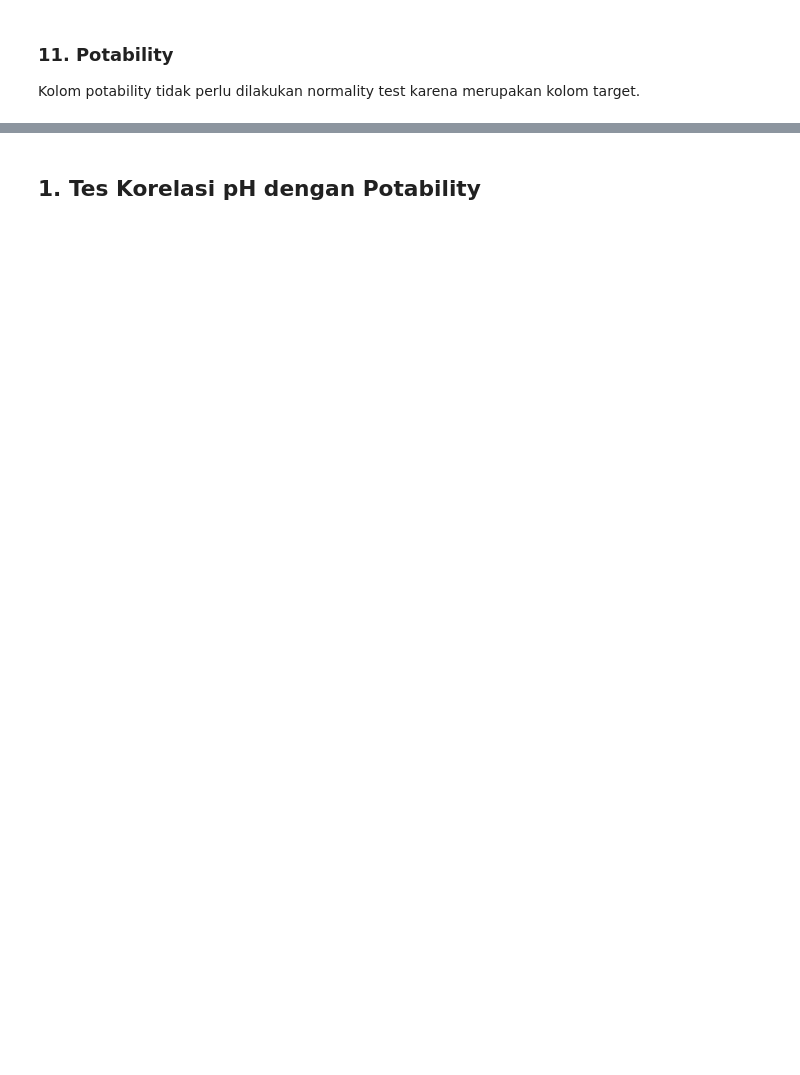
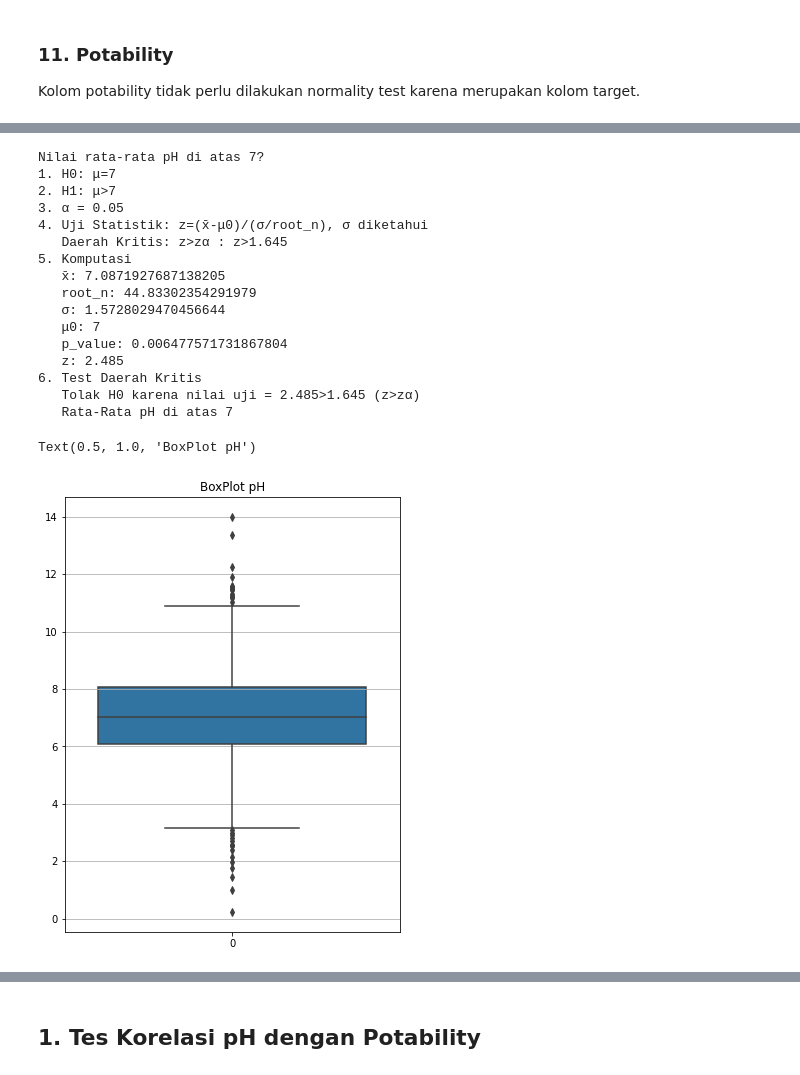
Before and after one commit to TubesForLyfe/ProbStat, a Jupyter notebook: src/main.ipynb, the cells around one changed output, grey strips where cells are left out. Saved outputs shown, nothing was run; the diff lists cells and outputs as text; code cells hidden in the pictures; blank space fills up the shorter version.

```diff
--- a/src/main.ipynb
+++ b/src/main.ipynb
@@ -682,0 +712,7 @@ Kolom potability tidak perlu dilakukan normality test karena merupakan kolom tar
+# %%
+def Z_testStatistic(x̄,μ0,σ,root_n):
+    return (float)(x̄-μ0)/(σ/root_n)
+def Z_testStatistic_bigN(p̂,p0,q0,n):
+    return (float)(p̂-p0)/np.sqrt(p0*q0/n)
+def T_testStatistic(x̄,μ0,s,root_n):
+    return (float)(x̄-μ0)/(s/root_n)
@@ -682,0 +722,66 @@ Kolom potability tidak perlu dilakukan normality test karena merupakan kolom tar
+# %%
+print("Nilai rata-rata pH di atas 7?")
+
+# Langkah 1
+H0 = "μ=7"
+print("1. H0: {}".format(H0))
+
+# Langkah 2
+H1 = "μ>7"
+print("2. H1: {}".format(H1))
+
+# Langkah 3
+α = 5e-2
+print("3. α = {}".format(α))
+
+# Langkah 4
+zα = round(scipy.stats.norm.ppf(1-α),3)
+print("4. Uji Statistik: z=(x̄-μ0)/(σ/root_n), σ diketahui")
+print("   Daerah Kritis: z>zα : z>{}".format(zα))
+
+# Langkah 5
+x̄ = pH.mean()
+μ0= 7
+σ = pH.std()
+root_n = np.sqrt(len(pH))
+z = round(Z_testStatistic(x̄,μ0,σ,root_n),3)
+p_value = 1-scipy.stats.norm.cdf(z)
+print("5. Komputasi")
+print("   x̄: {} \n   root_n: {} \n   σ: {} \n   μ0: {}".format(x̄,root_n,σ,μ0))
+print("   p_value: {} \n   z: {}".format(str(p_value),str(z)))
+
+# Langkah 6
+print("6. Test Daerah Kritis")
+if (z > zα):
+    print("   Tolak H0 karena nilai uji = {}>{} (z>zα)".format(str(z),str(zα)))
+    print("   Rata-Rata pH di atas 7")
+else:
+    print("   Terima H0 karena nilai uji = {}<={} (z<=zα)".format(str(z),str(zα)))
+    print("   Rata-Rata pH sama dengan 7")
+
+# Menggambar Boxplot pH
+# Konfigurasi Boxplot
+plt.figure(figsize=(6,8))
+plt.grid()
+# Penggambaran Boxplot
+BoxPlotpH= sns.boxplot(data=pH)
+BoxPlotpH.set_title("BoxPlot pH")
+# %% [output]
+Nilai rata-rata pH di atas 7?
+1. H0: μ=7
+2. H1: μ>7
+3. α = 0.05
+4. Uji Statistik: z=(x̄-μ0)/(σ/root_n), σ diketahui
+   Daerah Kritis: z>zα : z>1.645
+5. Komputasi
+   x̄: 7.0871927687138205
+   root_n: 44.83302354291979
+   σ: 1.5728029470456644
+   μ0: 7
+   p_value: 0.006477571731867804
+   z: 2.485
+6. Test Daerah Kritis
+   Tolak H0 karena nilai uji = 2.485>1.645 (z>zα)
+   Rata-Rata pH di atas 7
+Text(0.5, 1.0, 'BoxPlot pH')
+[figure, added]
```
Also changed, not shown: parts of 51 cells of this notebook.
